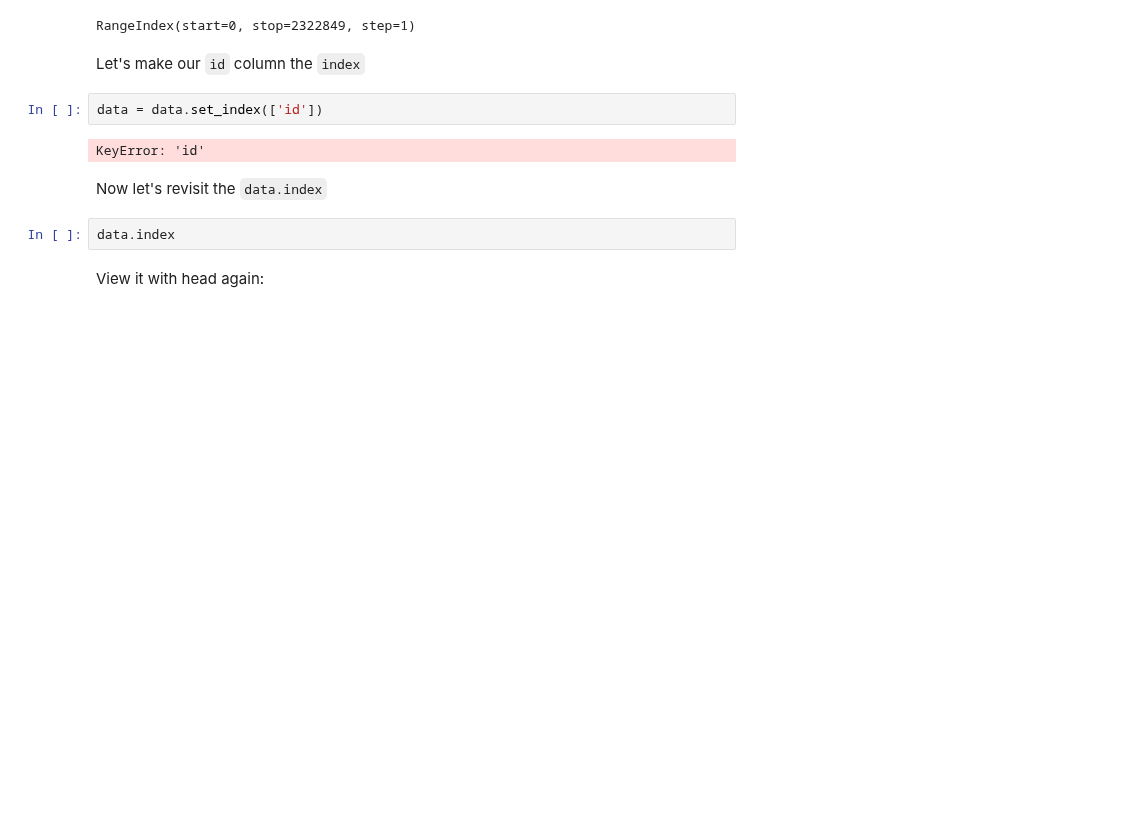
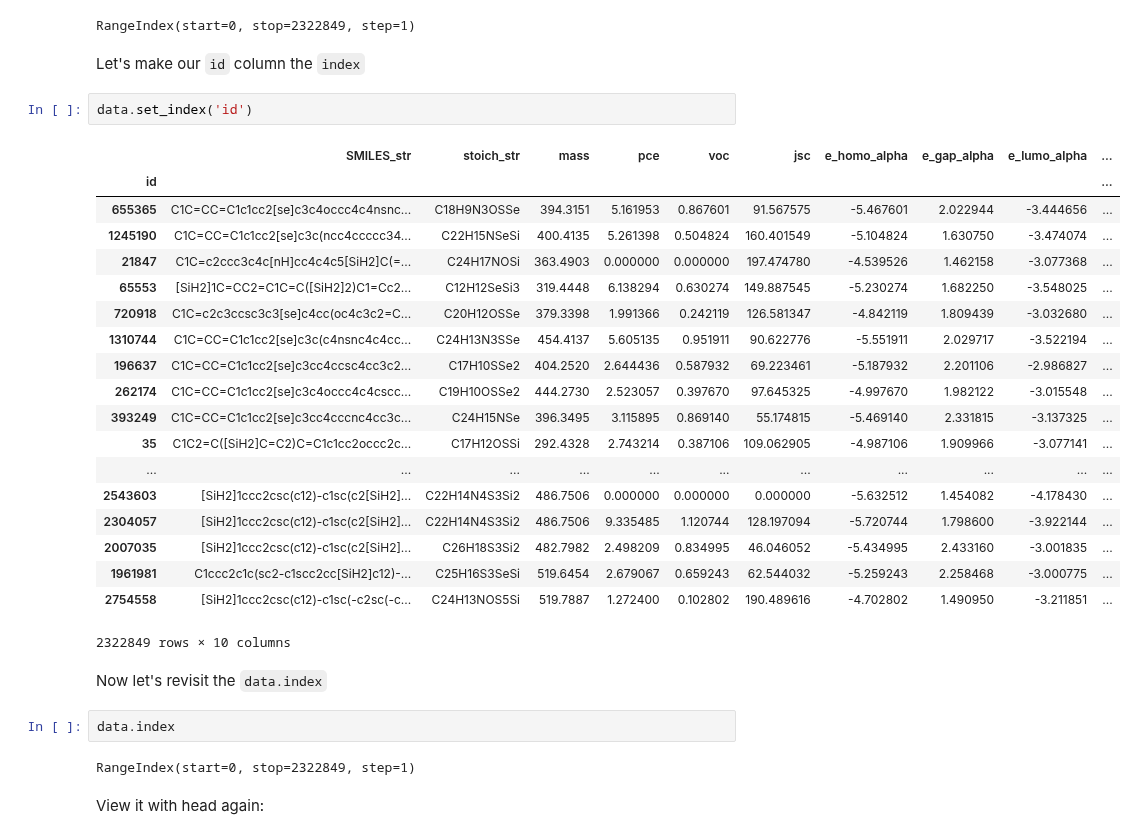
Before and after one commit to UWDIRECT/UWDIRECT.github.io, a Jupyter notebook: SEDS_content/02.Python.ipynb, the cells around one changed output. Saved outputs shown, nothing was run; the diff lists cells and outputs as text; blank space fills up the shorter version.

```diff
--- a/SEDS_content/02.Python.ipynb
+++ b/SEDS_content/02.Python.ipynb
@@ -183,13 +183,33 @@ RangeIndex(start=0, stop=2322849, step=1)
 # %% [markdown]
 Let's make our ``id`` column the ``index``
 # %%
-data = data.set_index(['id'])
+data.set_index('id')
 # %% [output]
+|  | SMILES_str | stoich_str | mass | pce | voc | jsc | e_homo_alpha | e_gap_alpha | e_lumo_alpha | ... |
+| id |  |  |  |  |  |  |  |  |  | ... |
+| 655365 | C1C=CC=C1c1cc2[se]c3c4occc4c4nsnc... | C18H9N3OSSe | 394.3151 | 5.161953 | 0.867601 | 91.567575 | -5.467601 | 2.022944 | -3.444656 | ... |
+| 1245190 | C1C=CC=C1c1cc2[se]c3c(ncc4ccccc34... | C22H15NSeSi | 400.4135 | 5.261398 | 0.504824 | 160.401549 | -5.104824 | 1.630750 | -3.474074 | ... |
+| 21847 | C1C=c2ccc3c4c[nH]cc4c4c5[SiH2]C(=... | C24H17NOSi | 363.4903 | 0.000000 | 0.000000 | 197.474780 | -4.539526 | 1.462158 | -3.077368 | ... |
+| 65553 | [SiH2]1C=CC2=C1C=C([SiH2]2)C1=Cc2... | C12H12SeSi3 | 319.4448 | 6.138294 | 0.630274 | 149.887545 | -5.230274 | 1.682250 | -3.548025 | ... |
+| 720918 | C1C=c2c3ccsc3c3[se]c4cc(oc4c3c2=C... | C20H12OSSe | 379.3398 | 1.991366 | 0.242119 | 126.581347 | -4.842119 | 1.809439 | -3.032680 | ... |
+| 1310744 | C1C=CC=C1c1cc2[se]c3c(c4nsnc4c4cc... | C24H13N3SSe | 454.4137 | 5.605135 | 0.951911 | 90.622776 | -5.551911 | 2.029717 | -3.522194 | ... |
+| 196637 | C1C=CC=C1c1cc2[se]c3cc4ccsc4cc3c2... | C17H10SSe2 | 404.2520 | 2.644436 | 0.587932 | 69.223461 | -5.187932 | 2.201106 | -2.986827 | ... |
+| 262174 | C1C=CC=C1c1cc2[se]c3c4occc4c4cscc... | C19H10OSSe2 | 444.2730 | 2.523057 | 0.397670 | 97.645325 | -4.997670 | 1.982122 | -3.015548 | ... |
+| 393249 | C1C=CC=C1c1cc2[se]c3cc4cccnc4cc3c... | C24H15NSe | 396.3495 | 3.115895 | 0.869140 | 55.174815 | -5.469140 | 2.331815 | -3.137325 | ... |
+| 35 | C1C2=C([SiH2]C=C2)C=C1c1cc2occc2c... | C17H12OSSi | 292.4328 | 2.743214 | 0.387106 | 109.062905 | -4.987106 | 1.909966 | -3.077141 | ... |
+| ... | ... | ... | ... | ... | ... | ... | ... | ... | ... | ... |
+| 2543603 | [SiH2]1ccc2csc(c12)-c1sc(c2[SiH2]... | C22H14N4S3Si2 | 486.7506 | 0.000000 | 0.000000 | 0.000000 | -5.632512 | 1.454082 | -4.178430 | ... |
+| 2304057 | [SiH2]1ccc2csc(c12)-c1sc(c2[SiH2]... | C22H14N4S3Si2 | 486.7506 | 9.335485 | 1.120744 | 128.197094 | -5.720744 | 1.798600 | -3.922144 | ... |
+| 2007035 | [SiH2]1ccc2csc(c12)-c1sc(c2[SiH2]... | C26H18S3Si2 | 482.7982 | 2.498209 | 0.834995 | 46.046052 | -5.434995 | 2.433160 | -3.001835 | ... |
+| 1961981 | C1ccc2c1c(sc2-c1scc2cc[SiH2]c12)-... | C25H16S3SeSi | 519.6454 | 2.679067 | 0.659243 | 62.544032 | -5.259243 | 2.258468 | -3.000775 | ... |
+| 2754558 | [SiH2]1ccc2csc(c12)-c1sc(-c2sc(-c... | C24H13NOS5Si | 519.7887 | 1.272400 | 0.102802 | 190.489616 | -4.702802 | 1.490950 | -3.211851 | ... |
-KeyError: 'id'
+2322849 rows × 10 columns
 # %% [markdown]
 Now let's revisit the ``data.index``
 # %%
 data.index
+# %% [output]
+RangeIndex(start=0, stop=2322849, step=1)
 # %% [markdown]
 View it with head again:
 # %%
```
Also changed, not shown: parts of 16 cells of this notebook.
